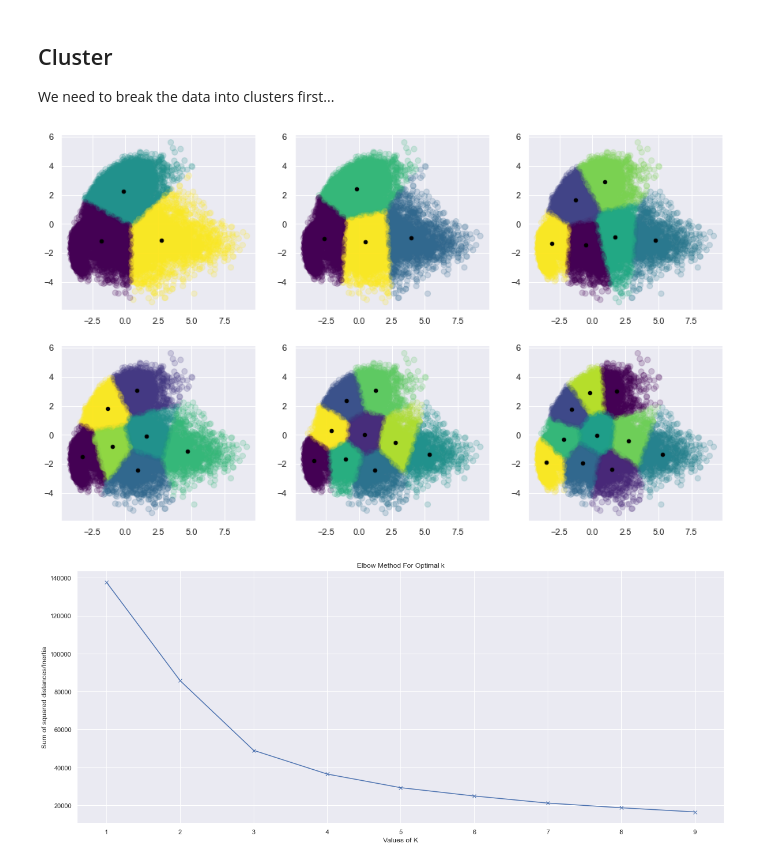
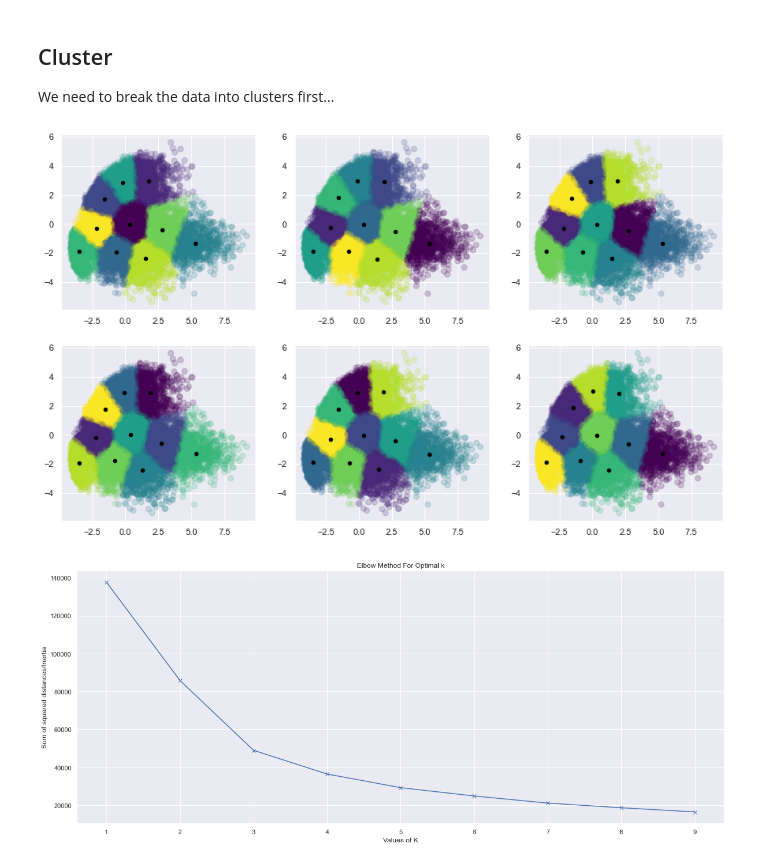
Before and after one commit to allyryry/3950_Asn3_Clustering, a Jupyter notebook: cluster_asn.ipynb, the cells around one changed output. Cells and saved outputs as stored; diff of their text form; code cells hidden in the pictures.

```diff
--- a/cluster_asn.ipynb
+++ b/cluster_asn.ipynb
@@ -99,25 +99,25 @@ from sklearn.preprocessing import MinMaxScaler
 X_clus = MinMaxScaler().fit_transform(df)
 X_c = PCA(2).fit_transform(X_clus)
 # %%
-nc = [3,4,6,7,9,10]
+nc = [10,10,10,10,10,10]
 fig, ax = plt.subplots(2, 3, figsize=(15, 9))
 row = 0
 col = 0
 for n in nc:
     kmeans = KMeans(n_clusters=n, max_iter=1000)
     kmeans.fit(X_c)
     y_kmeans = kmeans.predict(X_c)
     ax[row][col].scatter(X_c[:,0], X_c[:,1], c=y_kmeans, s=50, cmap='viridis', alpha=.2)
     centers = kmeans.cluster_centers_
     #print(centers)
     ax[row][col].scatter(centers[:, 0], centers[:, 1], c='black', s=20)
     col += 1
     if col >= 3:
         col = 0
         row += 1
 plt.show()
 # %% [output]
-[figure, old version]
+[figure, new version]
 # %%
 # Elbow Method
 Sum_of_squared_distances = []
```
Also changed, not shown: parts of 1 cell of this notebook.
